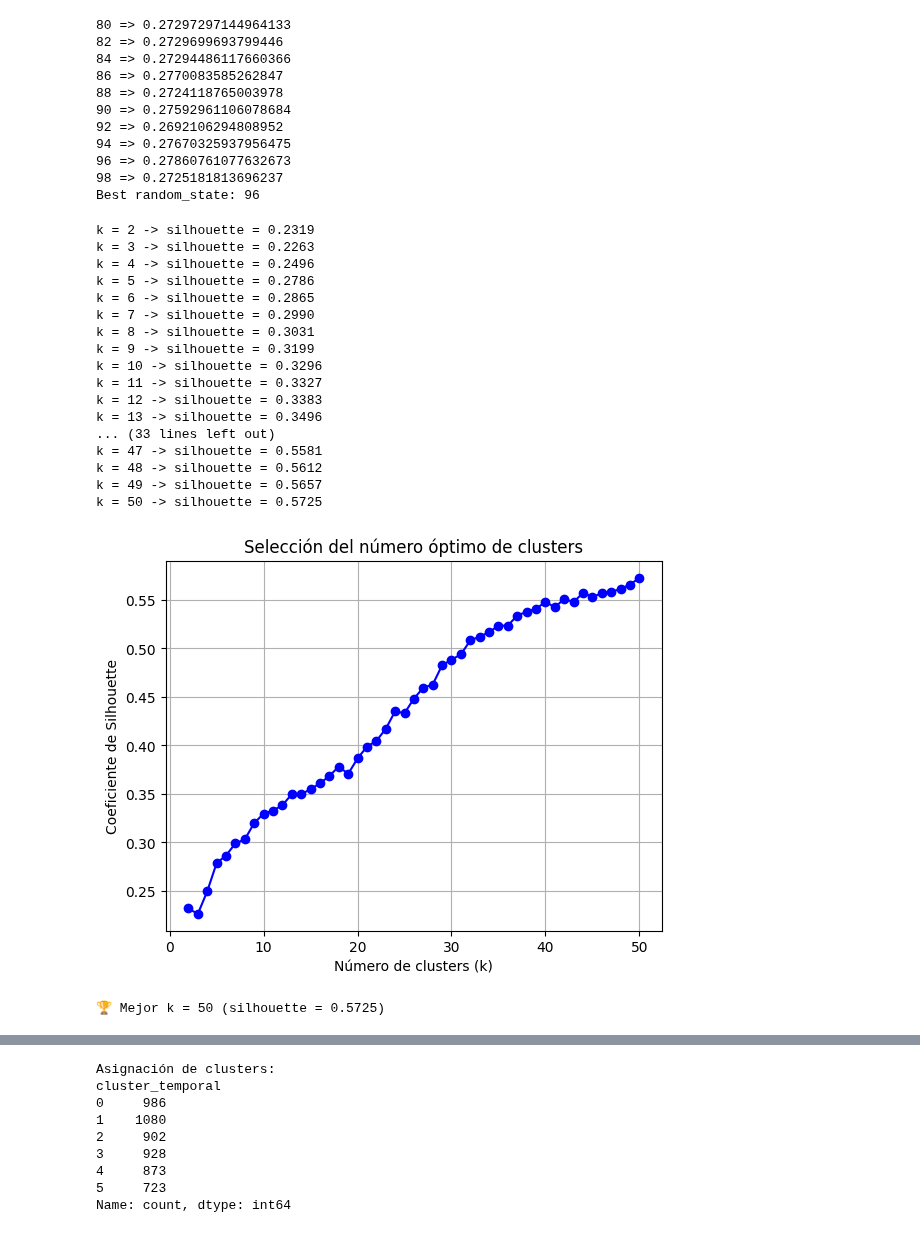
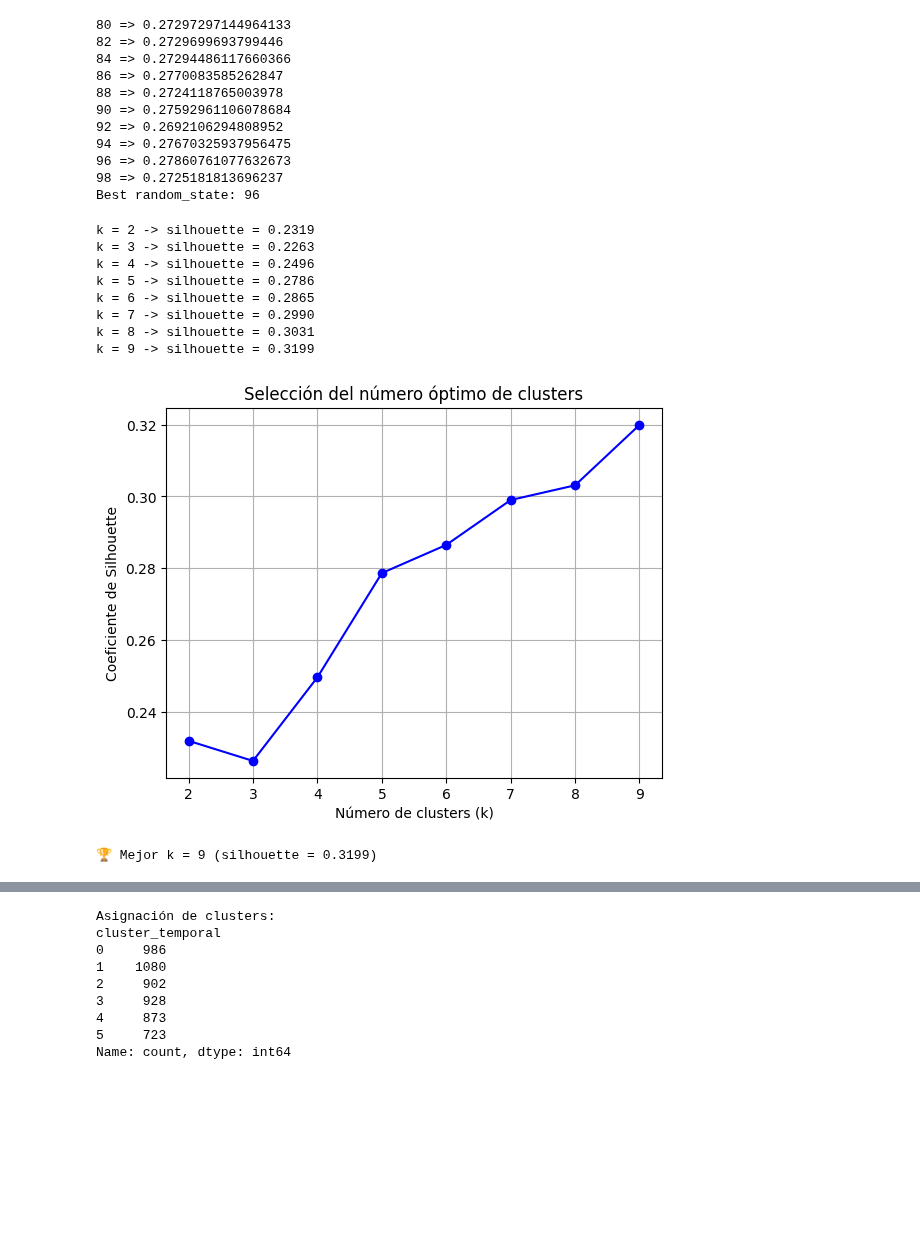
Before and after one commit to DevMaxiRivas/ml-accidentes-transito, a Jupyter notebook: code.ipynb, the cells around one changed output, grey strips where cells are left out. Cells and saved outputs as stored; diff of their text form; code cells hidden in the pictures; blank space fills up the shorter version.

```diff
--- a/code.ipynb
+++ b/code.ipynb
@@ -42,6 +46,10 @@ def exportToTxt(filename, content):
 # %%
 df_original = loadDataSet()
-df = df_original[df_original["provincia_nombre"] == "Buenos Aires"]
+
+def getDatasetByProvincia(df, provincia="Buenos Aires"):
+    return df[df["provincia_nombre"] == provincia]
+
+df = getDatasetByProvincia(df_original)
 # %%
 age_map = {
     "10-14": "10-19",
@@ -130,7 +118,9 @@ processedDataset = (
     .reset_index()
 )
 # %%
-processedDataset["calle_interseccion"] = processedDataset["calle_interseccion"].apply(lambda x: True if x == "Si" else False)
+processedDataset["calle_interseccion"] = processedDataset["calle_interseccion"].apply(
+    lambda x: True if x == "Sí" else False
+)
 # %%
 def getSeason(fecha_str):
     day, month, year = map(int, fecha_str.split('/'))
@@ -377,21 +250,19 @@ processedDataset = processedDataset[
     (processedDataset["id_hecho"].isin(validAccidentIds))
 ]
 
-# processedDataset = processedDataset.merge(
-#     imputados[["id_hecho", "inculpado_vehiculo"]], on="id_hecho", how="left"
-# ).fillna({"inculpado_vehiculo": "Sin Determinar"})
-
-# processedDataset = processedDataset.merge(
-#     imputadosCount, on="id_hecho", how="left"
-# ).fillna({"num_imputados": 0})
+processedDataset = processedDataset.merge(
+    imputadosCount, on="id_hecho", how="left"
+).fillna({"num_imputados": 0})
 
 processedDataset = processedDataset.merge(
     victimasCount, on="id_hecho", how="left"
 ).fillna({"num_victimas": 0})
 
 processedDataset["total_involucrados"] = (
-    processedDataset["num_victimas"] + 1 # 1 Imputado
+    processedDataset["num_victimas"] + processedDataset["num_imputados"]
 )
+
+preProcessedDF = processedDataset.copy()
 # %%
 print(processedDataset.head(), processedDataset.shape)
 # %% [output]
@@ -753,46 +621,37 @@ Best random_state: 96
 """Interpretación de los clusters"""
 # Determinar número óptimo de clusters
 silhouette_scores = []
-k_range = range(2, 51)
-# k_range = range(2, 8)
+# k_range = range(2, 51)
+k_range = range(2, 10)
 
 for k in k_range:
     score = getSilhouetteScoreFromKMeans(X, k, random_state=best_random_state, n_init=best_n_init)
     silhouette_scores.append(score)
     print(f"k = {k} -> silhouette = {score:.4f}")
 
 # Visualizar
 plt.figure()
 plt.plot(k_range, silhouette_scores, "bo-")
 plt.xlabel("Número de clusters (k)")
 plt.ylabel("Coeficiente de Silhouette")
 plt.title("Selección del número óptimo de clusters")
 plt.grid(True)
 plt.show()
 
 # Elegir el mejor k (máximo silhouette)
 best_k = k_range[np.argmax(silhouette_scores)]
 print(f"\n🏆 Mejor k = {best_k} (silhouette = {max(silhouette_scores):.4f})")
 # %% [output]
 k = 2 -> silhouette = 0.2319
 k = 3 -> silhouette = 0.2263
 k = 4 -> silhouette = 0.2496
 k = 5 -> silhouette = 0.2786
 k = 6 -> silhouette = 0.2865
 k = 7 -> silhouette = 0.2990
 k = 8 -> silhouette = 0.3031
 k = 9 -> silhouette = 0.3199
-k = 10 -> silhouette = 0.3296
-k = 11 -> silhouette = 0.3327
-k = 12 -> silhouette = 0.3383
-k = 13 -> silhouette = 0.3496
-... (33 lines left out)
-k = 47 -> silhouette = 0.5581
-k = 48 -> silhouette = 0.5612
-k = 49 -> silhouette = 0.5657
-k = 50 -> silhouette = 0.5725
-[figure, old version]
+[figure, new version]
-🏆 Mejor k = 50 (silhouette = 0.5725)
+🏆 Mejor k = 9 (silhouette = 0.3199)
 # %%
 """ Metodo de Elbow """
 inertias = []
```
Also changed, not shown: parts of 82 cells of this notebook, 9 other files.
